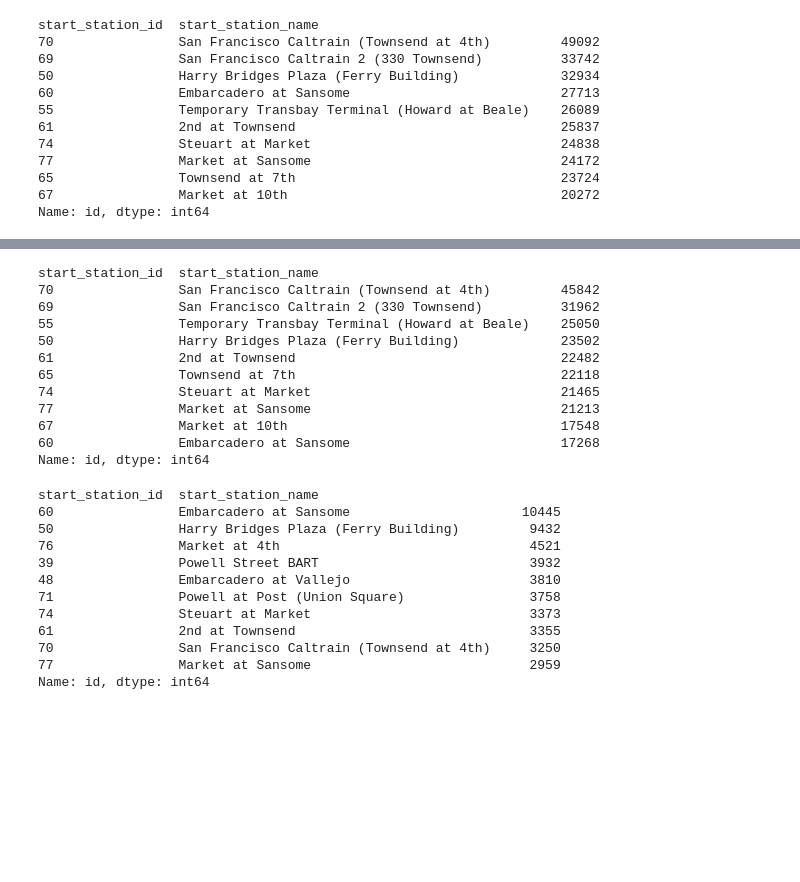
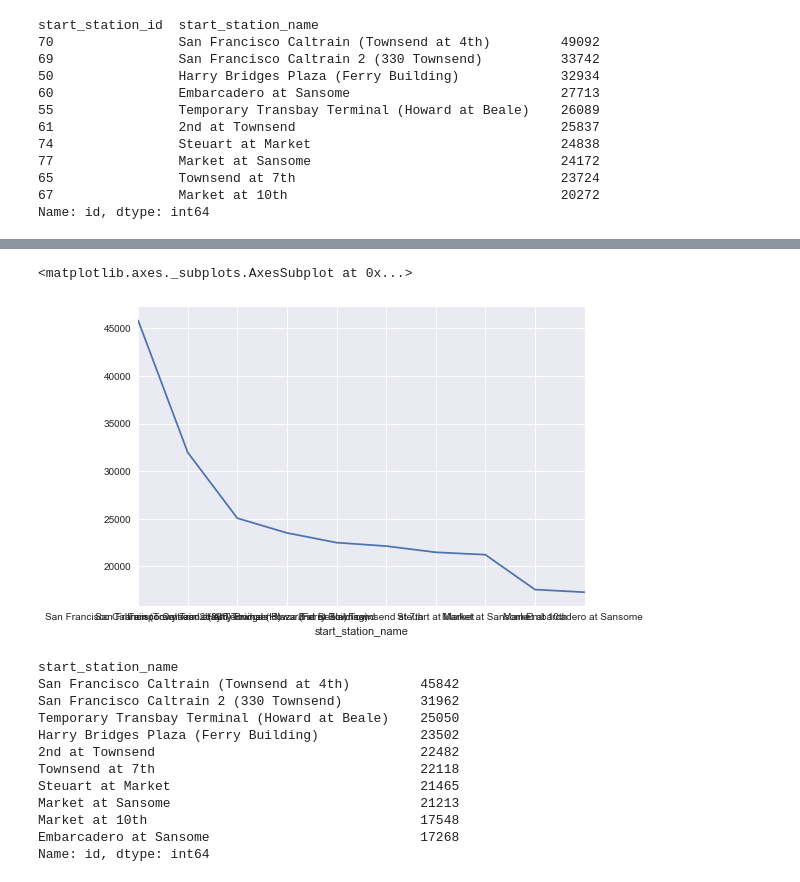
Before and after one commit to blindseth/dadata, a Jupyter notebook: SFBikeShare/derailleur.ipynb, the cells around one changed output, grey strips where cells are left out. Cells and saved outputs as stored; diff of their text form; code cells hidden in the pictures; blank space fills up the shorter version.

```diff
--- a/SFBikeShare/derailleur.ipynb
+++ b/SFBikeShare/derailleur.ipynb
@@ -82,17 +131,6 @@ Name: id, dtype: int64
 # %%
-# busiest starting stations for *subscribers*
-
-df_trip[df_trip.subscription_type=='Subscriber'].groupby(['start_station_id','start_station_name']).id.count().sort_values(ascending=False).head(10)
+subs_2 = df_trip[df_trip.subscription_type=='Subscriber'].groupby(['start_station_name']).id.count().sort_values(ascending=False).head(10)
+subs_2.plot()
 # %% [output]
-start_station_id  start_station_name
-70                San Francisco Caltrain (Townsend at 4th)         45842
-69                San Francisco Caltrain 2 (330 Townsend)          31962
-55                Temporary Transbay Terminal (Howard at Beale)    25050
-50                Harry Bridges Plaza (Ferry Building)             23502
-61                2nd at Townsend                                  22482
-65                Townsend at 7th                                  22118
-74                Steuart at Market                                21465
-77                Market at Sansome                                21213
-67                Market at 10th                                   17548
-60                Embarcadero at Sansome                           17268
-Name: id, dtype: int64
+<matplotlib.axes._subplots.AxesSubplot at 0x...>
+[figure, added]
@@ -99,17 +146,20 @@ Name: id, dtype: int64
 # %%
-# busiest starting stations for *non subscribers*
+# first pass at trip graphs
 
-df_trip[df_trip.subscription_type=='Customer'].groupby(['start_station_id','start_station_name']).id.count().sort_values(ascending=False).head(10)
+subs = df_trip[df_trip.subscription_type=='Subscriber'].groupby(['start_station_name']).id.count().sort_values(ascending=False).head(10)
+# df_trip[df_trip.subscription_type=='Customer'].groupby(['start_station_name']).id.count().sort_values(ascending=False).head(10)
+
+subs
 # %% [output]
-start_station_id  start_station_name
-60                Embarcadero at Sansome                      10445
-50                Harry Bridges Plaza (Ferry Building)         9432
-76                Market at 4th                                4521
-39                Powell Street BART                           3932
-48                Embarcadero at Vallejo                       3810
-71                Powell at Post (Union Square)                3758
-74                Steuart at Market                            3373
-61                2nd at Townsend                              3355
-70                San Francisco Caltrain (Townsend at 4th)     3250
-77                Market at Sansome                            2959
+start_station_name
+San Francisco Caltrain (Townsend at 4th)         45842
+San Francisco Caltrain 2 (330 Townsend)          31962
+Temporary Transbay Terminal (Howard at Beale)    25050
+Harry Bridges Plaza (Ferry Building)             23502
+2nd at Townsend                                  22482
+Townsend at 7th                                  22118
+Steuart at Market                                21465
+Market at Sansome                                21213
+Market at 10th                                   17548
+Embarcadero at Sansome                           17268
 Name: id, dtype: int64
```
Also changed, not shown: parts of 26 cells of this notebook.
